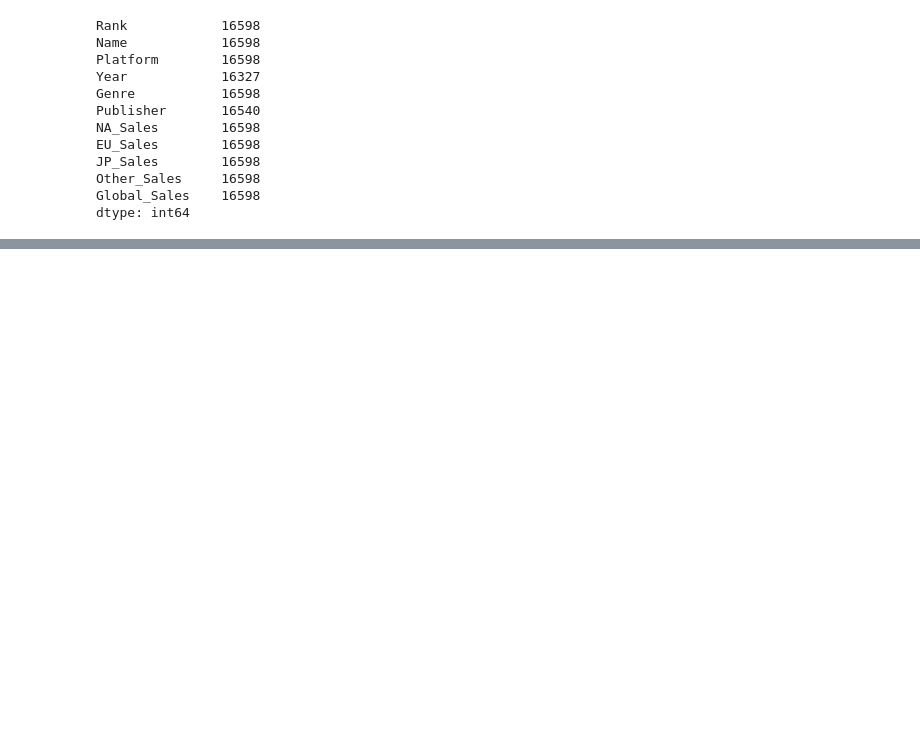
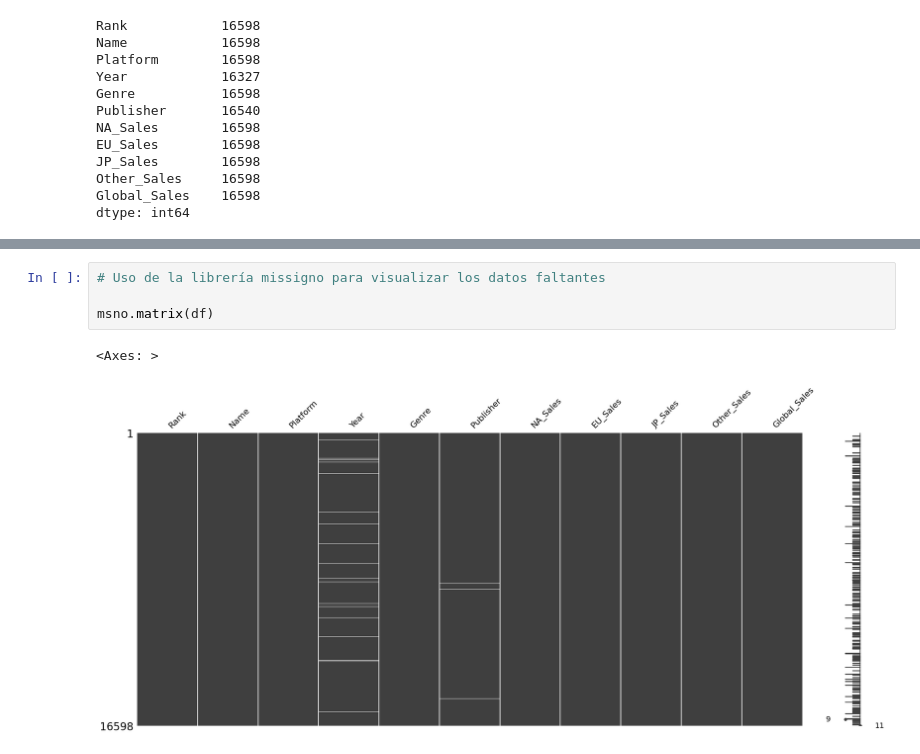
Before and after one commit to Bootcamp-Data-Analyst/P2-Procesamiento-Limpieza-Python-Ruben, a Jupyter notebook: notebook/P2-Procesamiento.ipynb, the cells around one changed output, grey strips where cells are left out. Saved outputs shown, nothing was run; the diff lists cells and outputs as text; blank space fills up the shorter version.

```diff
--- a/notebook/P2-Procesamiento.ipynb
+++ b/notebook/P2-Procesamiento.ipynb
@@ -95,0 +151,7 @@ df.describe()
+# %%
+# Uso de la librería missigno para visualizar los datos faltantes
+
+msno.matrix(df)
+# %% [output]
+<Axes: >
+[figure, added]
```
Also changed, not shown: parts of 35 cells of this notebook.
